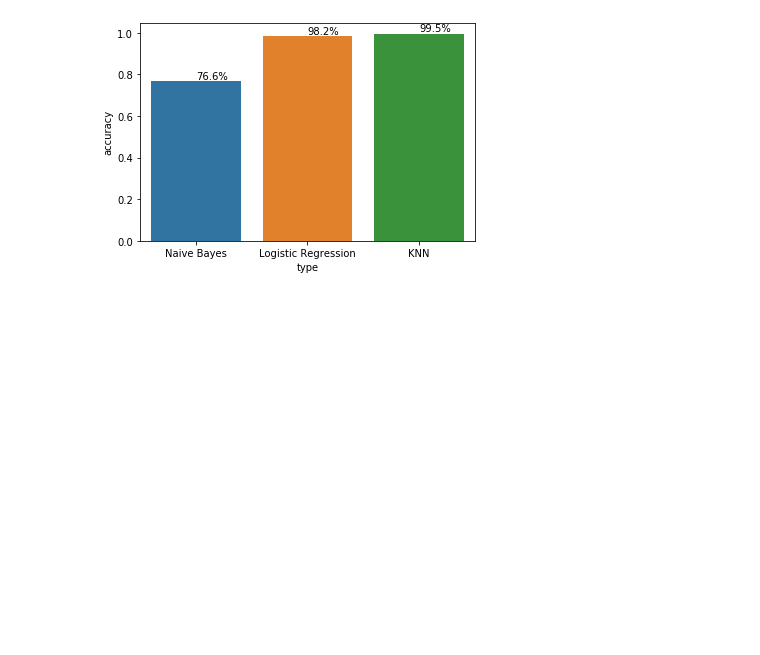
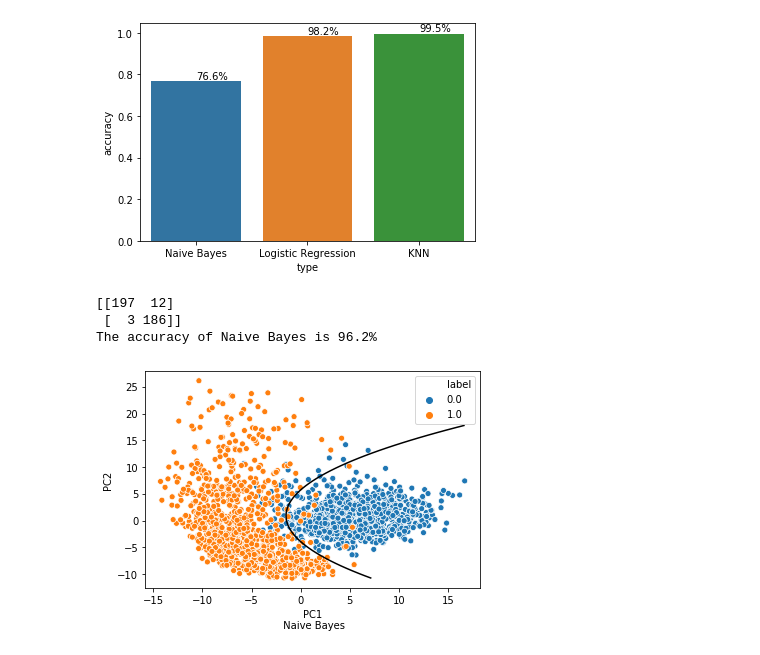
Before and after one commit to woodyzc/ISYE6740, a Jupyter notebook: HW4/homework4/Untitled.ipynb, the cells around one changed output. Saved outputs shown, nothing was run; the diff lists cells and outputs as text; code cells hidden in the pictures; blank space fills up the shorter version.

```diff
--- a/HW4/homework4/Untitled.ipynb
+++ b/HW4/homework4/Untitled.ipynb
@@ -227,3 +231,51 @@ p1.set(xticklabels=['Naive Bayes','Logistic Regression', 'KNN'])
 plt.show()
 # %% [output]
 [figure]
+# %%
+# read in data
+data = pd.read_csv("data.dat", sep='\s+',header=None).T
+std = StandardScaler()
+data = std.fit_transform(data)
+label = pd.read_csv("label.dat",sep='\s+',header=None).T
+label.rename(columns={0:"label"},inplace=True)
+label['label'][label['label']==2.0]=0
+label['label'][label['label']==6.0]=1
+
+#data = pd.concat([pd.DataFrame(data),label],axis=1)
+pca = PCA(n_components=2)
+data = pca.fit_transform(data)
+
+new = pd.concat([pd.DataFrame(data),label],axis=1)
+# split original data to training and testing sets
+X_train, X_test, y_train, y_test = train_test_split(data, label, test_size=0.2,shuffle=True)
+
+# navie bayes with GaussianNB
+bayes = GaussianNB()
+bayes.fit(X_train, y_train)
+prediction = bayes.predict(X_test)
+result = confusion_matrix(y_true=y_test, y_pred=prediction)
+accuracy_NB = np.sum(np.diagonal(result))/np.sum(result)
+print (result)
+print ("The accuracy of Naive Bayes is "+str(round(accuracy_NB,3)*100)+"%")
+
+
+xlim = (data[:,0].min(), data[:,0].max())
+ylim = (data[:,1].min(), data[:,1].max())
+xx, yy = np.meshgrid(np.linspace(xlim[0], xlim[1], 80),
+                     np.linspace(ylim[0], ylim[1], 80))
+Z = bayes.predict_proba(np.c_[xx.ravel(), yy.ravel()])
+Z = Z[:, 1].reshape(xx.shape)
+
+p1 = sns.scatterplot(x=0,y=1,hue='label',data=new)
+
+p1.contour(xx, yy, Z, [0.5], colors='k')
+
+p1.set_xlabel('PC1\n Naive Bayes')
+p1.set_ylabel('PC2')
+
+plt.show()
+# %% [output]
+[[197  12]
+ [  3 186]]
+The accuracy of Naive Bayes is 96.2%
+[figure, added]
```
Also changed, not shown: parts of 5 cells of this notebook.
